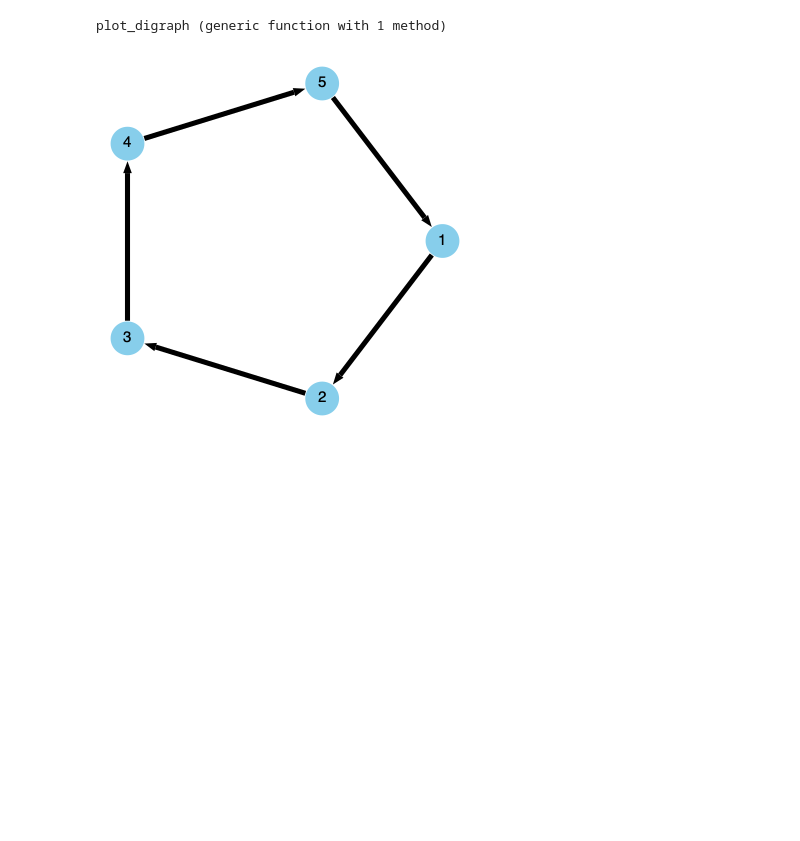
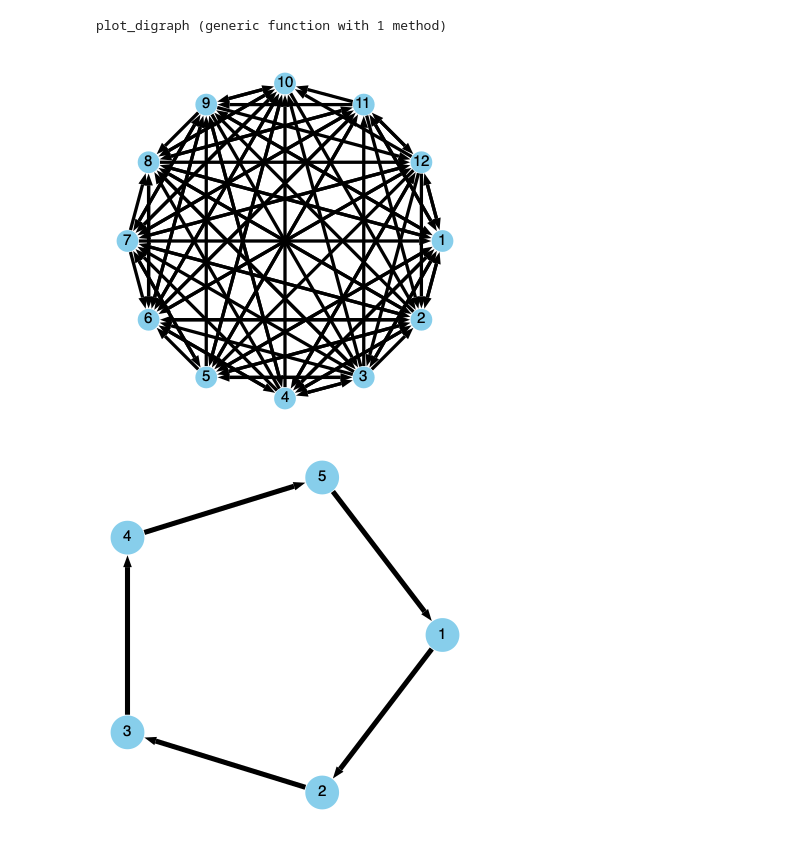
Before and after one commit to Ege-Guler/majority_colouring, a Jupyter notebook: notebooks/graph_generation.ipynb, the cells around one changed output. Cells and saved outputs as stored; diff of their text form; code cells hidden in the pictures; blank space fills up the shorter version.

```diff
--- a/notebooks/graph_generation.ipynb
+++ b/notebooks/graph_generation.ipynb
@@ -91,6 +91,15 @@ import Cairo, Fontconfig
 include("plot_digraph.jl")
 # %% [output]
 plot_digraph (generic function with 1 method)
+# %%
+
+Random.seed!(42)
+
+G = erdos_renyi(12, 0.7, is_directed=true)
+
+plot_digraph(G)
+# %% [output]
+[figure, added]
 # %%
 Random.seed!(42)
 
```
Also changed, not shown: 1 other file.
